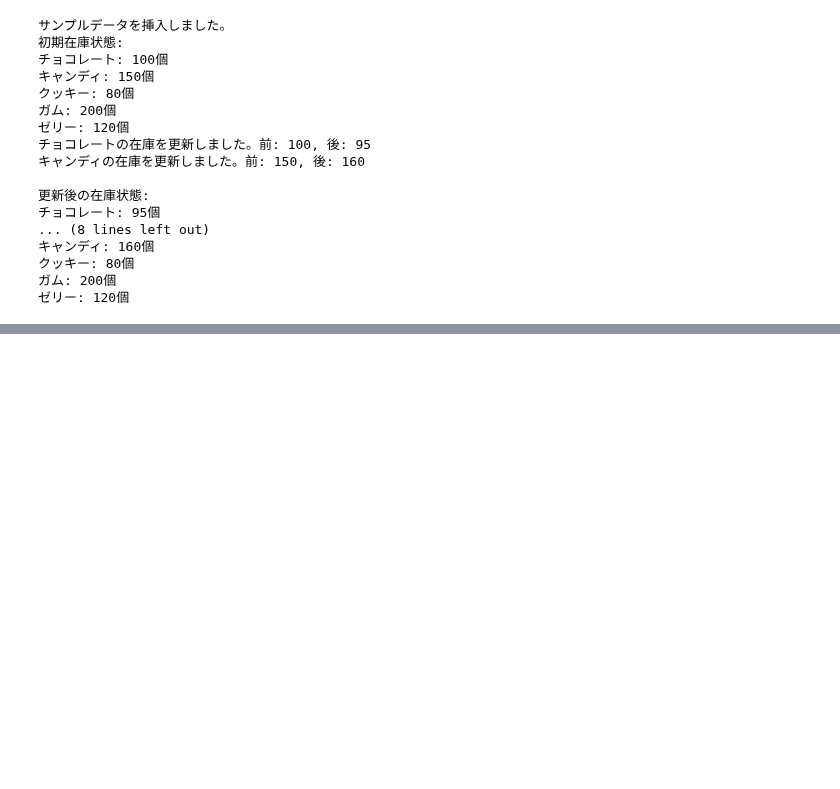
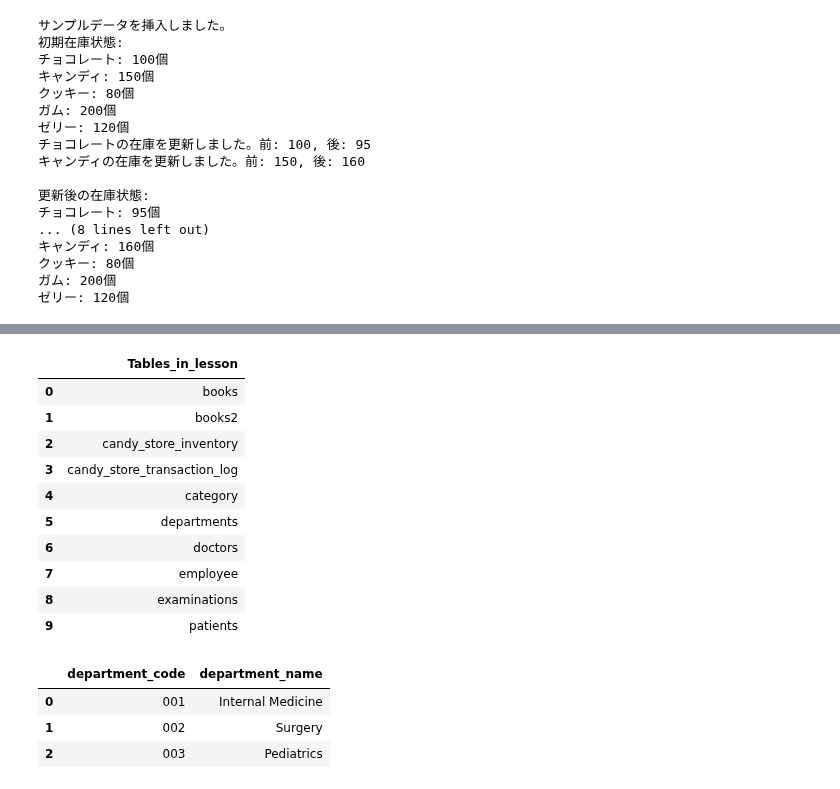
Before and after one commit to phonon-py/DatabaseSpecialistStudy, a Jupyter notebook: lesson_mysql.ipynb, the cells around one changed output, grey strips where cells are left out. Saved outputs shown, nothing was run; the diff lists cells and outputs as text; code cells hidden in the pictures; blank space fills up the shorter version.

```diff
--- a/lesson_mysql.ipynb
+++ b/lesson_mysql.ipynb
@@ -970,0 +1021,25 @@ check_inventory()
+# %%
+with engine.connect() as conn:
+    df = pd.read_sql_query(text('show tables'), conn)
+df
+# %% [output]
+|  | Tables_in_lesson |
+| 0 | books |
+| 1 | books2 |
+| 2 | candy_store_inventory |
+| 3 | candy_store_transaction_log |
+| 4 | category |
+| 5 | departments |
+| 6 | doctors |
+| 7 | employee |
+| 8 | examinations |
+| 9 | patients |
+# %%
+with engine.connect() as conn:
+    df = pd.read_sql_query(text('SELECT * FROM departments'), conn)
+df
+# %% [output]
+|  | department_code | department_name |
+| 0 | 001 | Internal Medicine |
+| 1 | 002 | Surgery |
+| 2 | 003 | Pediatrics |
```
Also changed, not shown: parts of 1 cell of this notebook.
